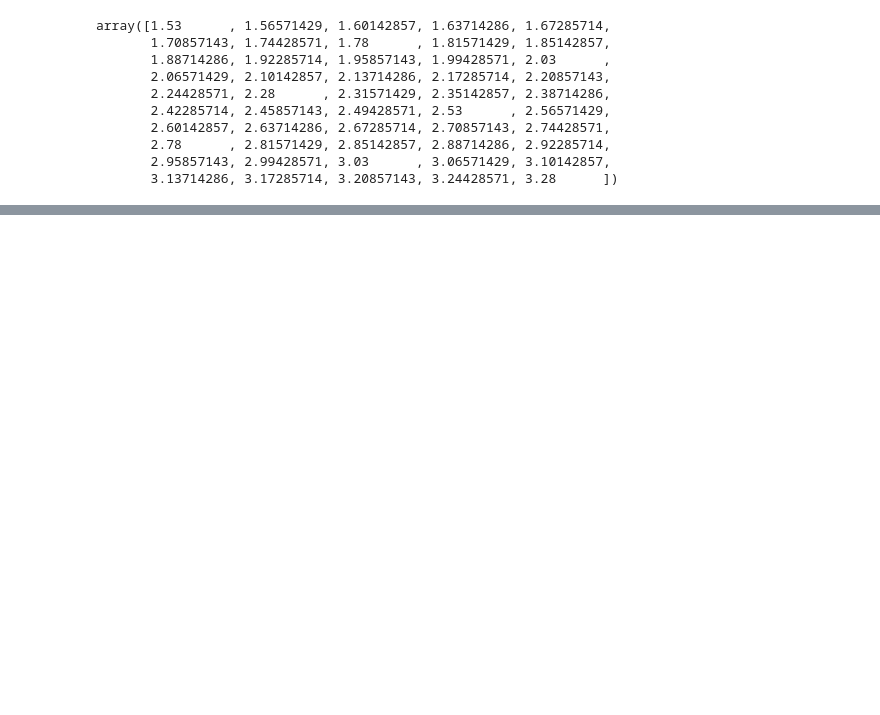
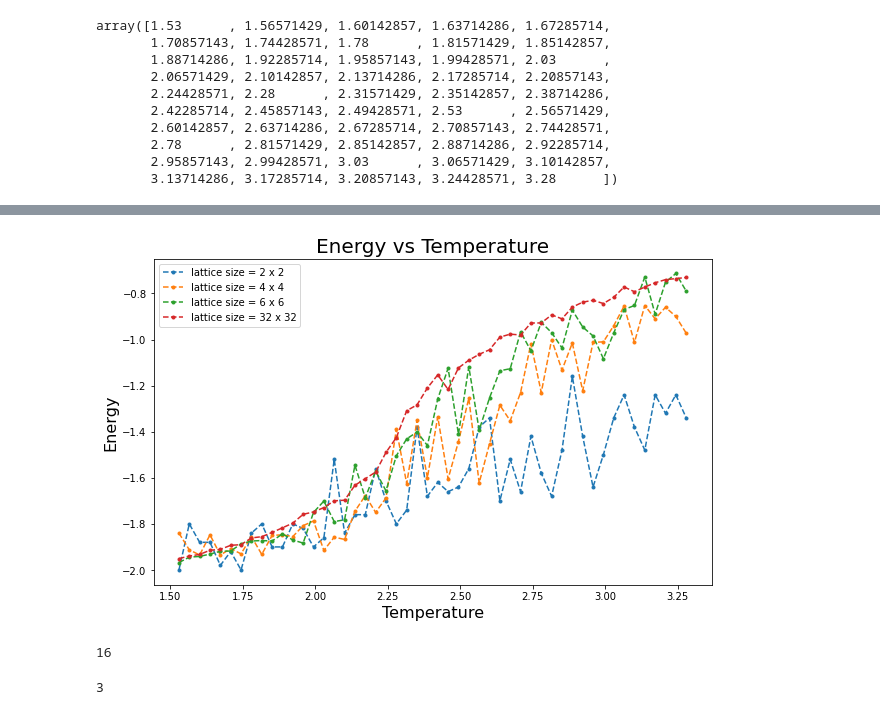
Before and after one commit to DUMUduwaka/Ising-Model, a Jupyter notebook: Ising_Model.ipynb, the cells around one changed output, grey strips where cells are left out. Cells and saved outputs as stored; diff of their text form; code cells hidden in the pictures; blank space fills up the shorter version.

```diff
--- a/Ising_Model.ipynb
+++ b/Ising_Model.ipynb
@@ -107,0 +134,21 @@ for item in range(len(lattice_size)):
+# %%
+plt.figure(figsize=(10,6))
+plt.plot(Temperature,Energy[0],'.--',label =f'lattice size = {lattice_size[0]} x {lattice_size[0]}')
+plt.plot(Temperature,Energy[1],'.--',label =f'lattice size = {lattice_size[1]} x {lattice_size[1]}')
+plt.plot(Temperature,Energy[2],'.--',label =f'lattice size = {lattice_size[2]} x {lattice_size[2]}')
+plt.plot(Temperature,Energy[3],'.--',label =f'lattice size = {lattice_size[3]} x {lattice_size[3]}')
+plt.title('Energy vs Temperature',fontsize=20)
+plt.xlabel('Temperature',fontsize=16)
+plt.ylabel('Energy',fontsize=16)
+plt.legend()
+plt.show()
+# %% [output]
+[figure, added]
+# %%
+np.shape(config)[0]
+# %% [output]
+16
+# %%
+np.random.randint(0, 50)
+# %% [output]
+3
```
Also changed, not shown: parts of 7 cells of this notebook.
